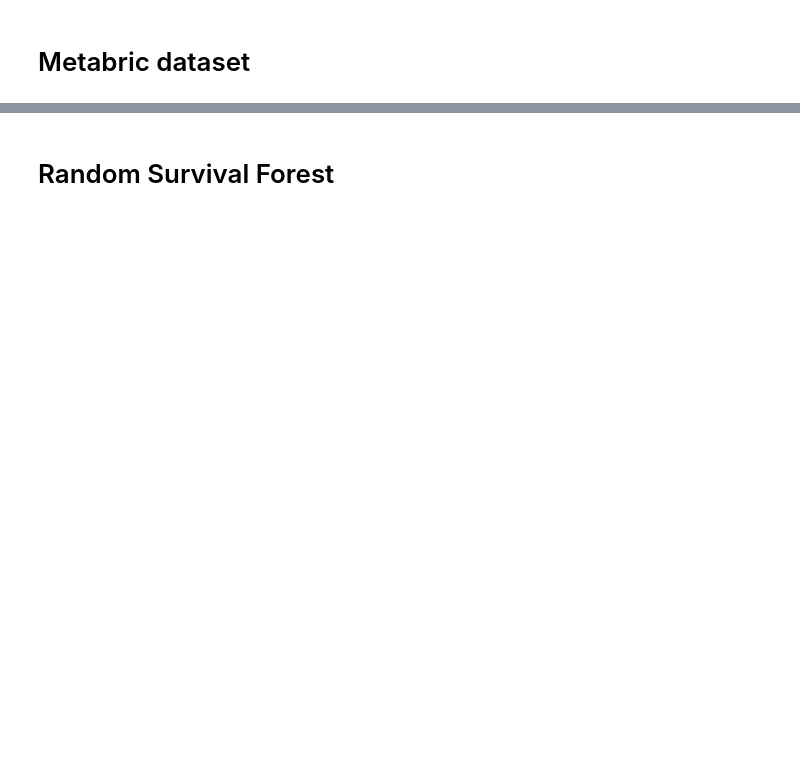
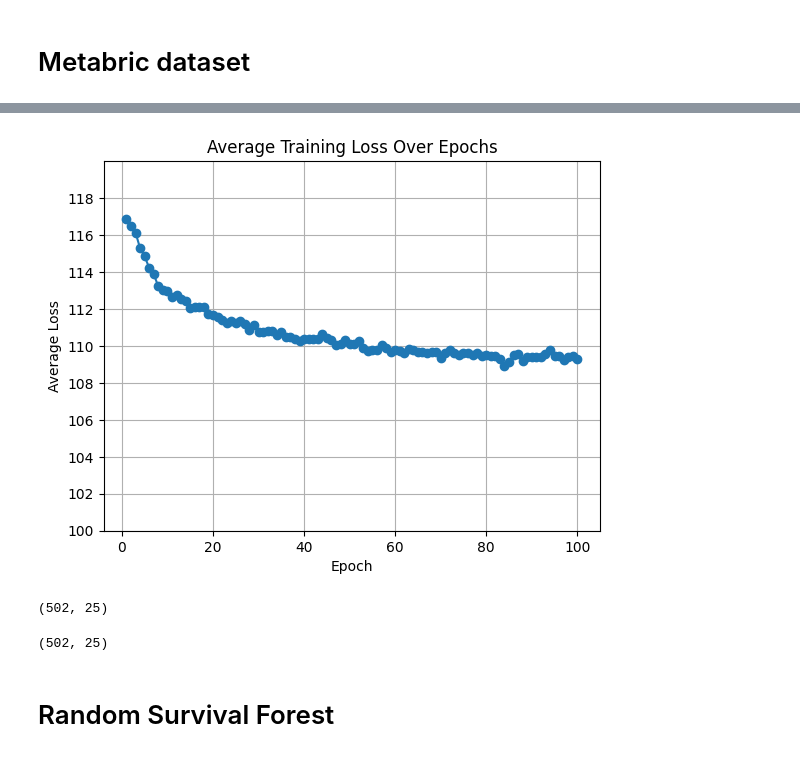
Before and after one commit to Riezmann75/survival-analysis, a Jupyter notebook: scikit-survival.ipynb, the cells around one changed output, grey strips where cells are left out. Cells and saved outputs as stored; diff of their text form; code cells hidden in the pictures; blank space fills up the shorter version.

```diff
--- a/scikit-survival.ipynb
+++ b/scikit-survival.ipynb
@@ -342,0 +476,27 @@ class MetabricDataset(Dataset):
+# %%
+learning_rate = 0.0001
+batch_size = 64
+epochs = 100
+optimizer = torch.optim.Adam(model.parameters(), lr=learning_rate)
+scheduler = torch.optim.lr_scheduler.CosineAnnealingLR(optimizer, T_max=epochs)
+train_dataset = MetabricDataset(X_train.to_numpy(), y_train.to_numpy())
+test_dataset = MetabricDataset(X_test.to_numpy(), y_test.to_numpy())
+train_loader = DataLoader(train_dataset, batch_size=batch_size, shuffle=True)
+test_loader = DataLoader(test_dataset, batch_size=batch_size)
+# %%
+def train_loop(dataloader, model, loss_fn, optimizer):
+    accum_loss = 0
+    for feature, label in dataloader:
+        feature = feature.to(device)
+        y = label.to(device)
+
+        loss = loss_fn(model, feature, y[:, 0], y[:, 1])
+
+        optimizer.zero_grad()
+        loss.backward()
+        optimizer.step()
+
+        accum_loss += loss.item()
+    return accum_loss / len(dataloader)
+# %%
+train_loop(train_loader, model, loss_fn, optimizer)
@@ -343,2 +532,52 @@ class MetabricDataset(Dataset):
+# %%
+plt.plot(range(1, epochs + 1), average_losses, marker="o")
+plt.title("Average Training Loss Over Epochs")
+plt.xlabel("Epoch")
+plt.ylabel("Average Loss")
+plt.ylim(ymin=100, ymax=120)
+plt.yticks(np.arange(100, 120, 2))
+plt.grid()
+# %% [output]
+[figure, added]
+# %%
+# After each epoch, evaluate C-index
+va_times = np.arange(0.1, 300, 12)
+model.eval()
+risks_all = np.array([])
+with torch.no_grad():
+    for feature, label in test_loader:
+        feature = feature.to(device)
+        y = label.to(device)
+        for t in va_times:
+            time_tensor = torch.ones(feature.shape[0]).to(device) * t
+            risks = model(feature, time_tensor).cpu().numpy().flatten()
+            risks_all = np.concatenate((risks_all, risks))
+    risks_all = risks_all.reshape(-1, len(va_times))
+print(risks_all.shape)
+# %% [output]
+(502, 25)
+# %%
+# After each epoch, evaluate C-index
+va_times = np.arange(0.1, 300, 12)
+model.eval()
+risks_all = np.array([])
+with torch.no_grad():
+    for feature, label in test_loader:
+        feature = feature.to(device)
+        y = label.to(device)
+        for t in va_times:
+            time_intervals = np.arange(0.1, t + 1, 1)
+            accumulated_risks = np.zeros(feature.shape[0])  # (num_samples,)
+            for ti in time_intervals:
+                time_tensor = torch.ones(feature.shape[0]).to(device) * ti
+                risks = model(feature, time_tensor).cpu().numpy().flatten()
+                accumulated_risks += risks
+            # time_tensor = torch.ones(feature.shape[0]).to(device) * t
+            # risks = model(feature, time_tensor).cpu().numpy().flatten()
+            risks_all = np.concatenate((risks_all, accumulated_risks))
+    risks_all = risks_all.reshape(-1, len(va_times))
+print(risks_all.shape)
+# %% [output]
+(502, 25)
 # %% [markdown]
 # Random Survival Forest
```
Also changed, not shown: parts of 14 cells of this notebook, 1 other file.
